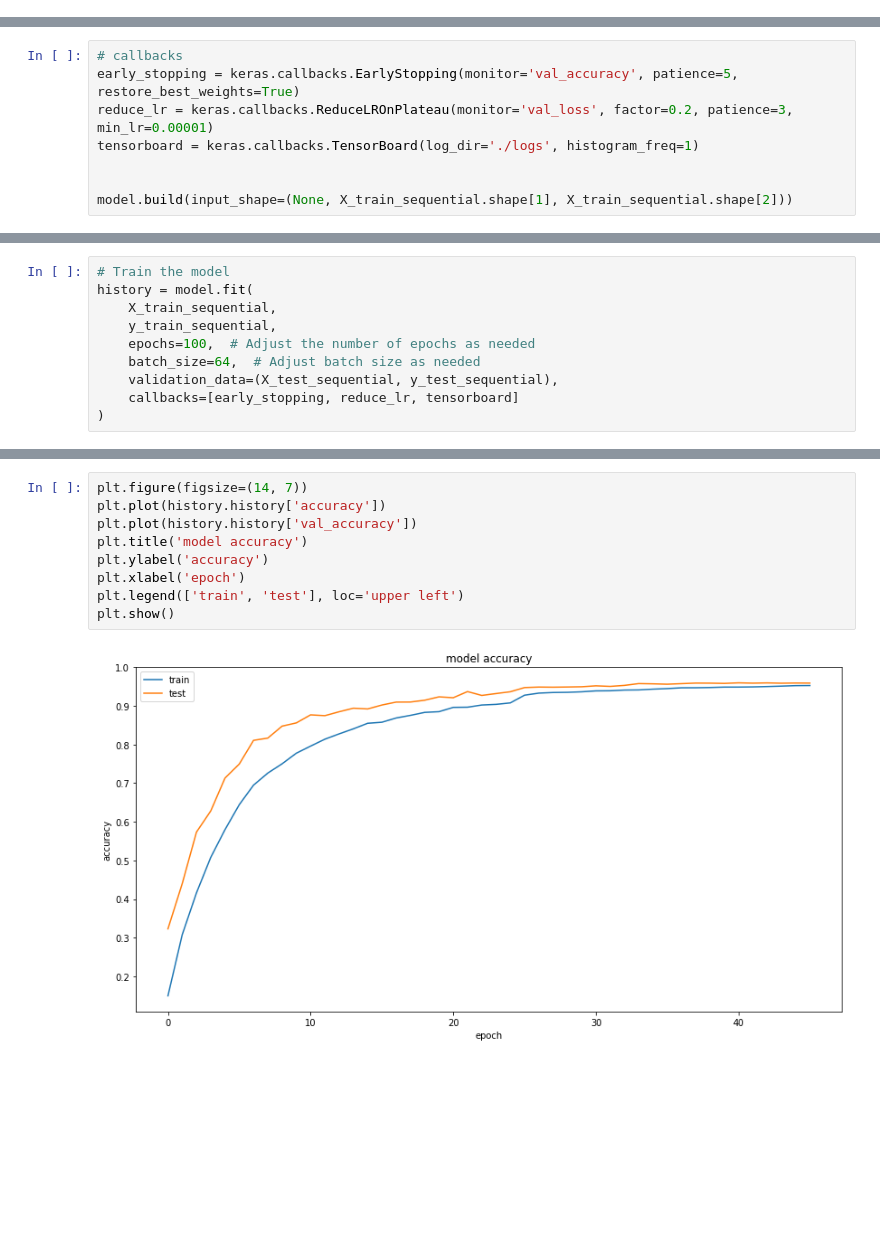
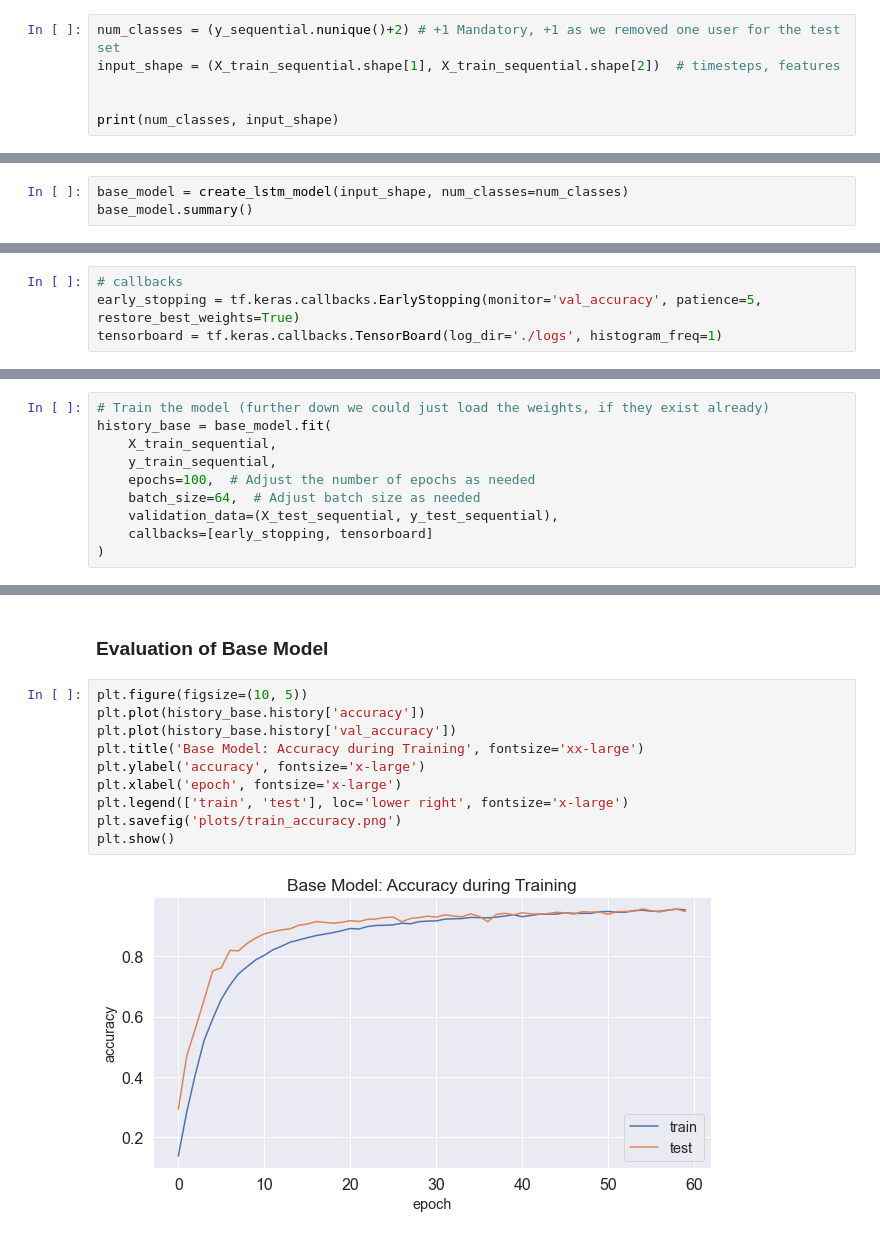
Before and after one commit to pucksME/mcl, a Jupyter notebook: model_training/classification.ipynb, the cells around one changed output, grey strips where cells are left out. Saved outputs shown, nothing was run; the diff lists cells and outputs as text; blank space fills up the shorter version.

Commit message:
(model training cleanup)

```diff
--- a/model_training/classification.ipynb
+++ b/model_training/classification.ipynb
@@ -81,0 +71,6 @@ print(num_classes)
+# %%
+num_classes = (y_sequential.nunique()+2) # +1 Mandatory, +1 as we removed one user for the test set
+input_shape = (X_train_sequential.shape[1], X_train_sequential.shape[2])  # timesteps, features
+
+
+print(num_classes, input_shape)
@@ -147,0 +120,3 @@ Model: "sequential"
+# %%
+base_model = create_lstm_model(input_shape, num_classes=num_classes)
+base_model.summary()
@@ -148,8 +141,4 @@ Model: "sequential"
 # %%
 # callbacks
-early_stopping = keras.callbacks.EarlyStopping(monitor='val_accuracy', patience=5, restore_best_weights=True)
-reduce_lr = keras.callbacks.ReduceLROnPlateau(monitor='val_loss', factor=0.2, patience=3, min_lr=0.00001)
-tensorboard = keras.callbacks.TensorBoard(log_dir='./logs', histogram_freq=1)
-
-
-model.build(input_shape=(None, X_train_sequential.shape[1], X_train_sequential.shape[2]))
+early_stopping = tf.keras.callbacks.EarlyStopping(monitor='val_accuracy', patience=5, restore_best_weights=True)
+tensorboard = tf.keras.callbacks.TensorBoard(log_dir='./logs', histogram_freq=1)
@@ -159,12 +145,12 @@ model.build(input_shape=(None, X_train_sequential.shape[1], X_train_sequential.s
 # %%
-# Train the model
-history = model.fit(
+# Train the model (further down we could just load the weights, if they exist already)
+history_base = base_model.fit(
     X_train_sequential,
     y_train_sequential,
     epochs=100,  # Adjust the number of epochs as needed
     batch_size=64,  # Adjust batch size as needed
     validation_data=(X_test_sequential, y_test_sequential),
-    callbacks=[early_stopping, reduce_lr, tensorboard]
+    callbacks=[early_stopping, tensorboard]
 )
 # %% [output]
 Epoch 1/100
@@ -187,11 +170,14 @@ Epoch 46/100
+# %% [markdown]
+### Evaluation of Base Model
 # %%
-plt.figure(figsize=(14, 7))
-plt.plot(history.history['accuracy'])
-plt.plot(history.history['val_accuracy'])
-plt.title('model accuracy')
-plt.ylabel('accuracy')
-plt.xlabel('epoch')
-plt.legend(['train', 'test'], loc='upper left')
+plt.figure(figsize=(10, 5))
+plt.plot(history_base.history['accuracy'])
+plt.plot(history_base.history['val_accuracy'])
+plt.title('Base Model: Accuracy during Training', fontsize='xx-large')
+plt.ylabel('accuracy', fontsize='x-large')
+plt.xlabel('epoch', fontsize='x-large')
+plt.legend(['train', 'test'], loc='lower right', fontsize='x-large')
+plt.savefig('plots/train_accuracy.png')
 plt.show()
 # %% [output]
-[figure, old version]
+[figure, new version]
```
Also changed, not shown: parts of 61 cells of this notebook, 17 other files.
